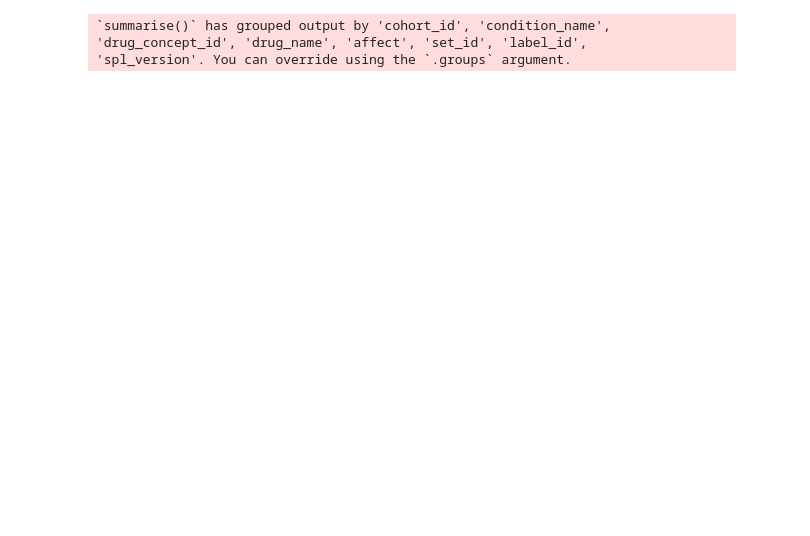
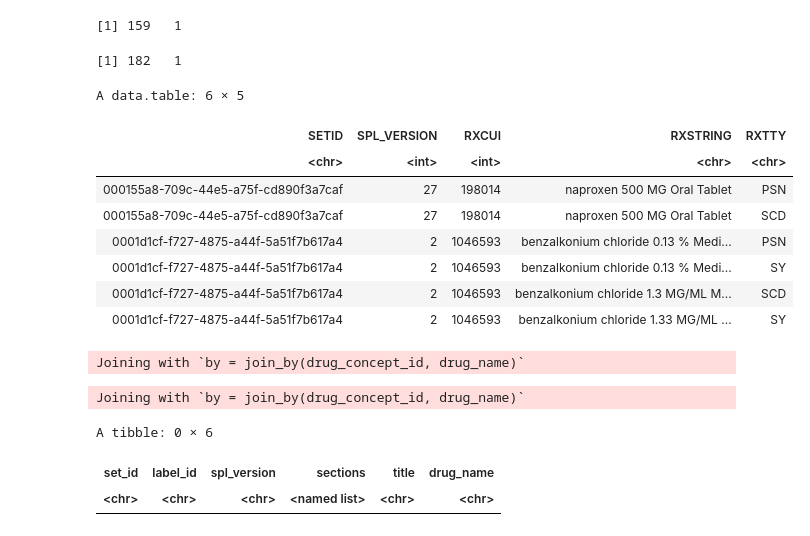
Before and after one commit to tatonetti-lab/causal-drug-ades, a Jupyter notebook: get_reference_labels.ipynb, the cells around one changed output. Saved outputs shown, nothing was run; the diff lists cells and outputs as text; code cells hidden in the pictures; blank space fills up the shorter version.

```diff
--- a/get_reference_labels.ipynb
+++ b/get_reference_labels.ipynb
@@ -39,7 +245,43 @@ A tibble: 6 × 5
+# %%
+reference_labels %>% ungroup() %>% distinct(drug_concept_id) %>% dim()
+# %% [output]
+[1] 159   1
+# %%
+referece_ades %>% ungroup() %>% distinct(drug_concept_id) %>% dim()
+# %% [output]
+[1] 182   1
+# %%
+rxnorm_mappings %>% head()
+# %% [output]
+A data.table: 6 × 5
+| SETID | SPL_VERSION | RXCUI | RXSTRING | RXTTY |
+| <chr> | <int> | <int> | <chr> | <chr> |
+| 000155a8-709c-44e5-a75f-cd890f3a7caf | 27 | 198014 | naproxen 500 MG Oral Tablet | PSN |
+| 000155a8-709c-44e5-a75f-cd890f3a7caf | 27 | 198014 | naproxen 500 MG Oral Tablet | SCD |
+| 0001d1cf-f727-4875-a44f-5a51f7b617a4 | 2 | 1046593 | benzalkonium chloride 0.13 % Medi... | PSN |
+| 0001d1cf-f727-4875-a44f-5a51f7b617a4 | 2 | 1046593 | benzalkonium chloride 0.13 % Medi... | SY |
+| 0001d1cf-f727-4875-a44f-5a51f7b617a4 | 2 | 1046593 | benzalkonium chloride 1.3 MG/ML M... | SCD |
+| 0001d1cf-f727-4875-a44f-5a51f7b617a4 | 2 | 1046593 | benzalkonium chloride 1.33 MG/ML ... | SY |
+# %%
+referece_ades %>%
+    distinct(drug_concept_id, drug_name) %>%
+    anti_join(reference_labels) %>%
+write_csv('missing_labels.csv')
+# %% [output]
+Joining with `by = join_by(drug_concept_id, drug_name)`
+# %%
+temp <- referece_ades %>%
+    distinct(drug_concept_id, drug_name) %>%
+    anti_join(reference_labels)
+missing <- paste0(unique(temp$drug_name), collapse = '|')
+# %% [output]
+Joining with `by = join_by(drug_concept_id, drug_name)`
 # %%
-my_pattern = paste0(unique(referece_ades$drug_name), collapse = '|') %>% tolower()
-
-ref_labels <- data %>% rowwise() %>%
+data %>% rowwise() %>%
     mutate(title = title %>% tolower()) %>%
-    filter(grepl(pattern = my_pattern, x = title)) %>%
-    mutate(drug_name = str_match(title, my_pattern)[1]) %>% ungroup()
+    filter(grepl(pattern = missing, x = title)) %>%
+    mutate(drug_name = str_match(title, missing)[1]) %>% ungroup()
+# %% [output]
+A tibble: 0 × 6
+| set_id | label_id | spl_version | sections | title | drug_name |
+| <chr> | <chr> | <chr> | <named list> | <chr> | <chr> |
@@ -51,8 +287,0 @@ reference_labels <- referece_ades %>%
-# %%
-reference_labels %>%
-    group_by(cohort_id, condition_name, drug_concept_id, drug_name, affect, set_id, label_id, spl_version, title) %>%
-    summarise(sections = paste0(sections, collapse = '\n')) %>%
-    write_csv('reference_set_labels.csv')
-# %% [output]
-`summarise()` has grouped output by 'cohort_id', 'condition_name', 'drug_concept_id', 'drug_name', 'affect', 'set_id', 'label_id',
-'spl_version'. You can override using the `.groups` argument.
```
Also changed, not shown: parts of 32 cells of this notebook, 4 other files.
